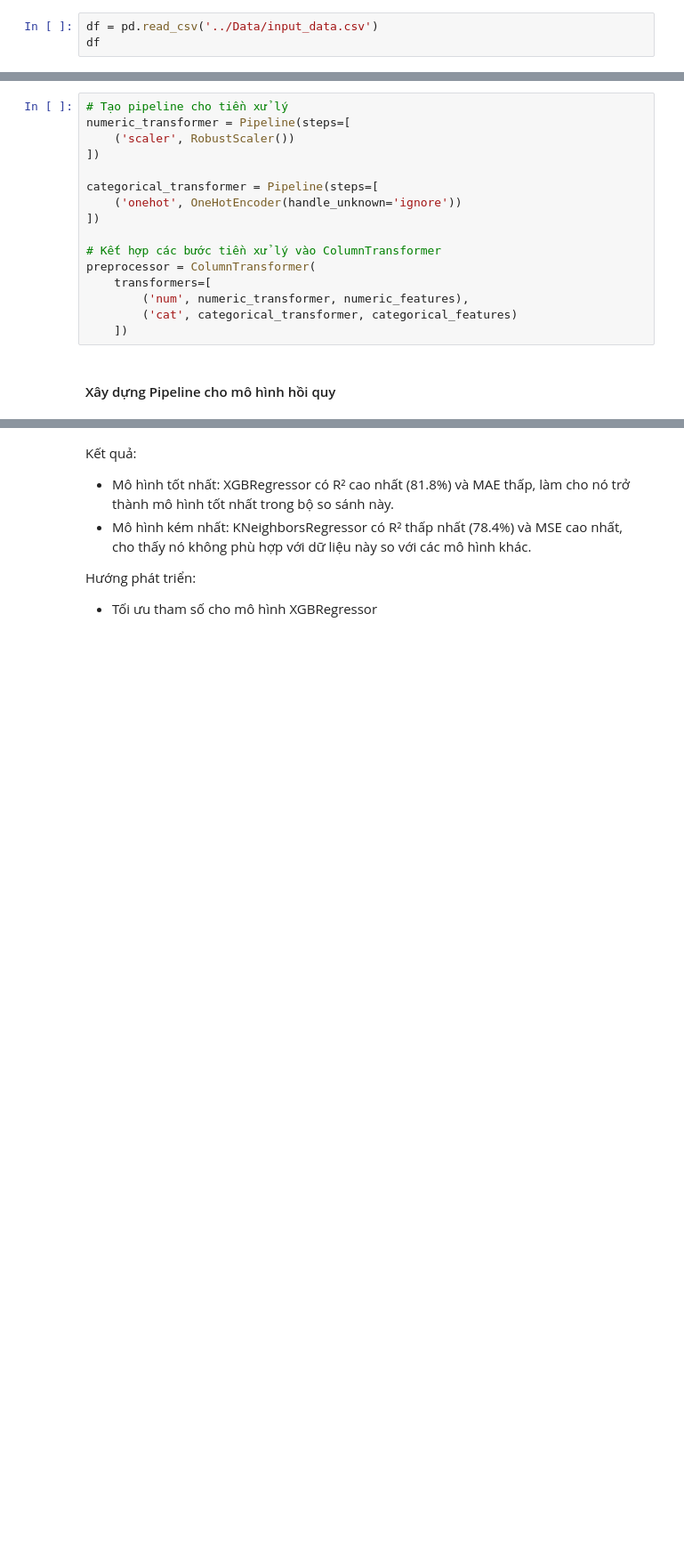
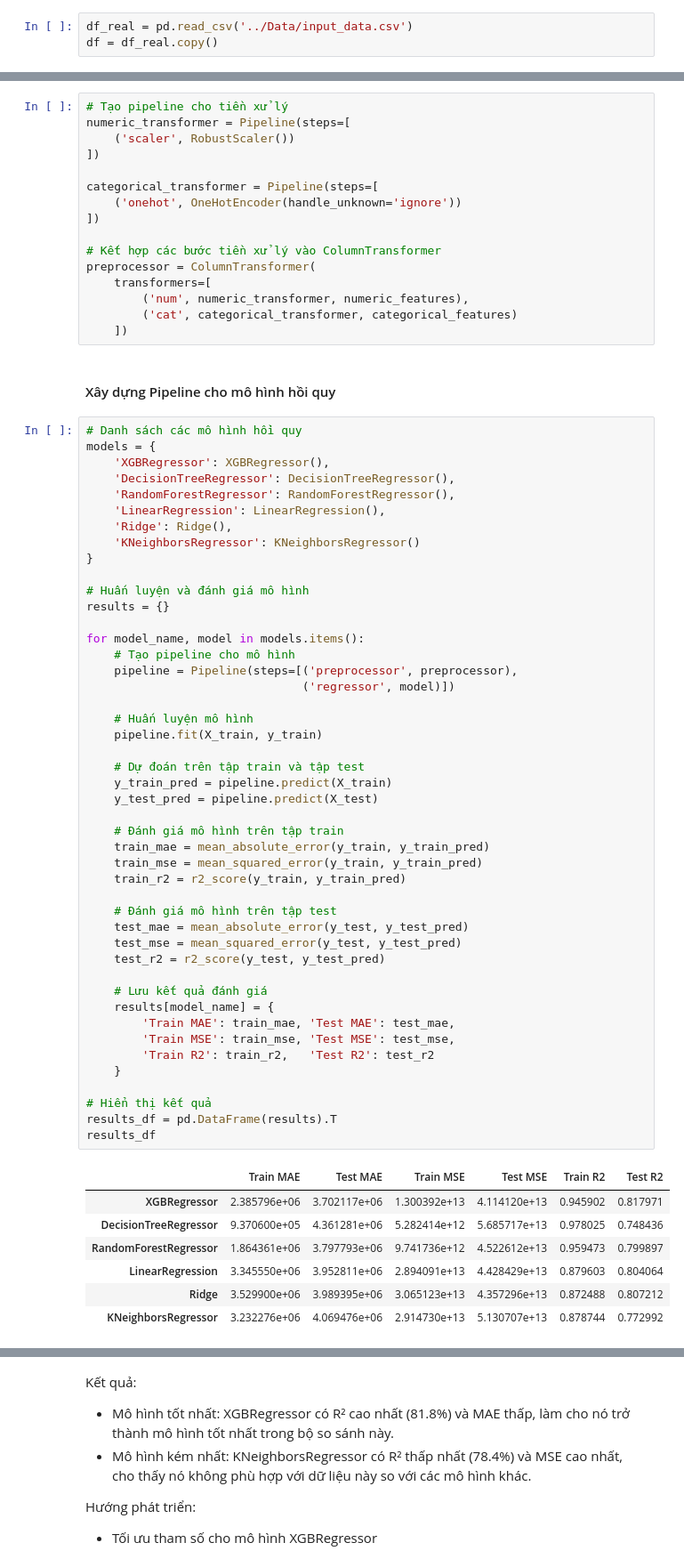
Before and after one commit to NguyenNgocThanhSang/laptop-prices-analysis, a Jupyter notebook: Sources/model.ipynb, the cells around one changed output, grey strips where cells are left out. Shown at 89% size. Saved outputs shown, nothing was run; the diff lists cells and outputs as text; blank space fills up the shorter version.

Commit message:
update model.py

```diff
--- a/Sources/model.ipynb
+++ b/Sources/model.ipynb
@@ -22,5 +22,5 @@ from sklearn.metrics import mean_absolute_error, mean_squared_error, r2_score
 # %% [markdown]
 #### Đọc dữ liệu
 # %%
-df = pd.read_csv('../Data/input_data.csv')
-df
+df_real = pd.read_csv('../Data/input_data.csv')
+df = df_real.copy()
@@ -100,4 +112,58 @@ preprocessor = ColumnTransformer(
     ])
 # %% [markdown]
 #### Xây dựng Pipeline cho mô hình hồi quy
+# %%
+# Danh sách các mô hình hồi quy
+models = {
+    'XGBRegressor': XGBRegressor(),
+    'DecisionTreeRegressor': DecisionTreeRegressor(),
+    'RandomForestRegressor': RandomForestRegressor(),
+    'LinearRegression': LinearRegression(),
+    'Ridge': Ridge(),
+    'KNeighborsRegressor': KNeighborsRegressor()
+}
+
+# Huấn luyện và đánh giá mô hình
+results = {}
+
+for model_name, model in models.items():
+    # Tạo pipeline cho mô hình
+    pipeline = Pipeline(steps=[('preprocessor', preprocessor),
+                               ('regressor', model)])
+
+    # Huấn luyện mô hình
+    pipeline.fit(X_train, y_train)
+
+    # Dự đoán trên tập train và tập test
+    y_train_pred = pipeline.predict(X_train)
+    y_test_pred = pipeline.predict(X_test)
+
+    # Đánh giá mô hình trên tập train
+    train_mae = mean_absolute_error(y_train, y_train_pred)
+    train_mse = mean_squared_error(y_train, y_train_pred)
+    train_r2 = r2_score(y_train, y_train_pred)
+
+    # Đánh giá mô hình trên tập test
+    test_mae = mean_absolute_error(y_test, y_test_pred)
+    test_mse = mean_squared_error(y_test, y_test_pred)
+    test_r2 = r2_score(y_test, y_test_pred)
+
+    # Lưu kết quả đánh giá
+    results[model_name] = {
+        'Train MAE': train_mae, 'Test MAE': test_mae,
+        'Train MSE': train_mse, 'Test MSE': test_mse,
+        'Train R2': train_r2,   'Test R2': test_r2
+    }
+
+# Hiển thị kết quả
+results_df = pd.DataFrame(results).T
+results_df
+# %% [output]
+|  | Train MAE | Test MAE | Train MSE | Test MSE | Train R2 | Test R2 |
+| XGBRegressor | 2.385796e+06 | 3.702117e+06 | 1.300392e+13 | 4.114120e+13 | 0.945902 | 0.817971 |
+| DecisionTreeRegressor | 9.370600e+05 | 4.361281e+06 | 5.282414e+12 | 5.685717e+13 | 0.978025 | 0.748436 |
+| RandomForestRegressor | 1.864361e+06 | 3.797793e+06 | 9.741736e+12 | 4.522612e+13 | 0.959473 | 0.799897 |
+| LinearRegression | 3.345550e+06 | 3.952811e+06 | 2.894091e+13 | 4.428429e+13 | 0.879603 | 0.804064 |
+| Ridge | 3.529900e+06 | 3.989395e+06 | 3.065123e+13 | 4.357296e+13 | 0.872488 | 0.807212 |
+| KNeighborsRegressor | 3.232276e+06 | 4.069476e+06 | 2.914730e+13 | 5.130707e+13 | 0.878744 | 0.772992 |
 # %%
```
Also changed, not shown: parts of 8 cells of this notebook.
